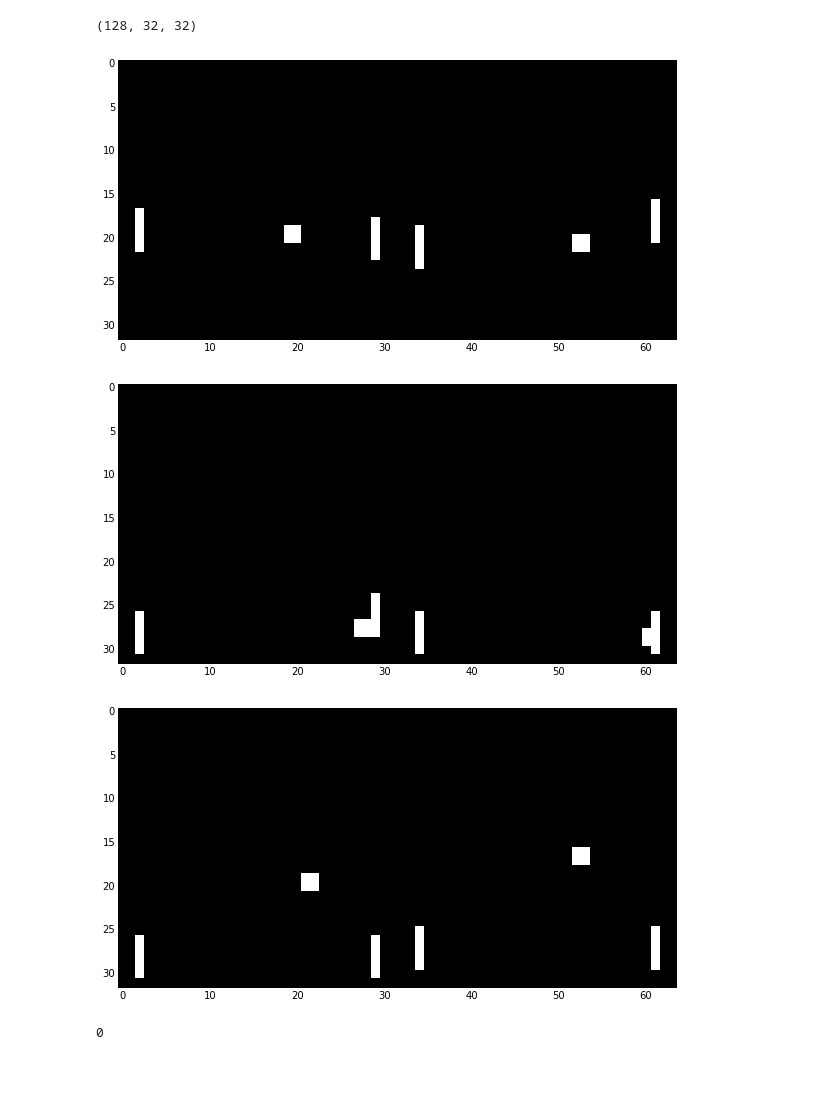
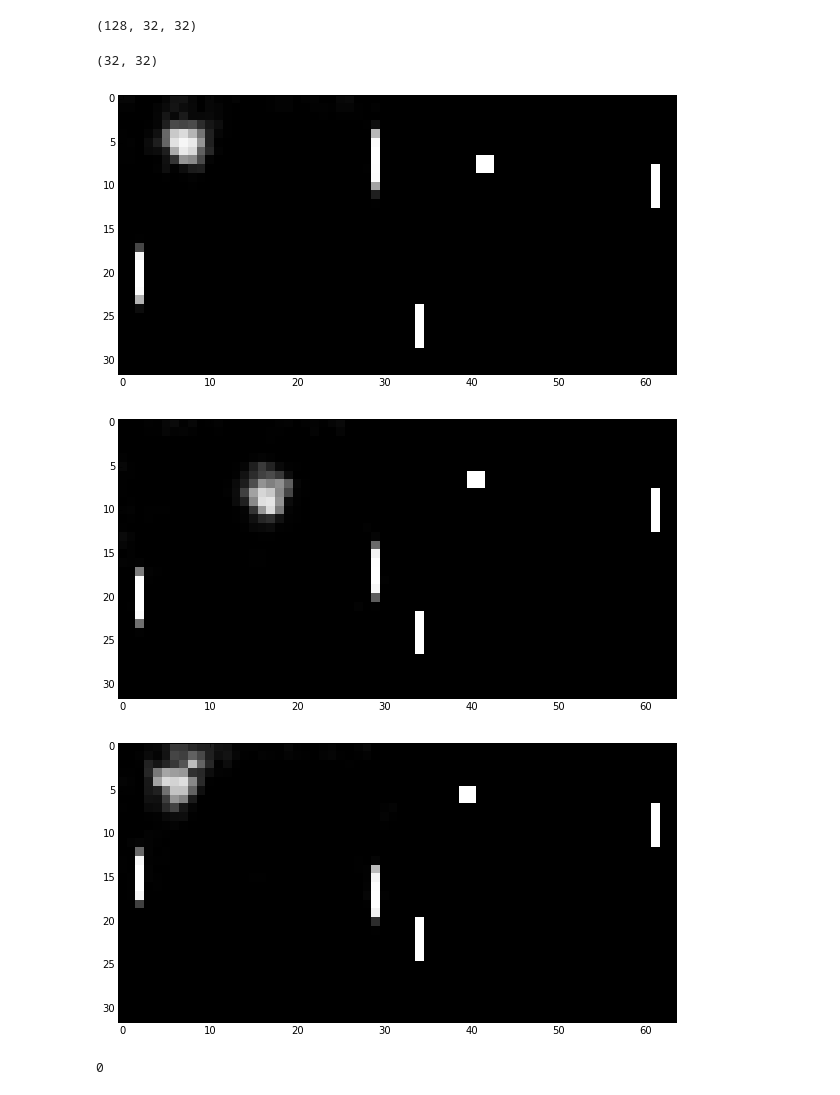
Before and after one commit to dmgottlieb/pong_rnn, a Jupyter notebook: PongRNN.ipynb, the cells around one changed output. Cells and saved outputs as stored; diff of their text form; code cells hidden in the pictures.

```diff
--- a/PongRNN.ipynb
+++ b/PongRNN.ipynb
@@ -171,7 +182,19 @@ while (True):
     if (i + 128 > q_train.shape[0]):
         epoch += 1
         i = 0
-        if epoch % 1 == 0: print "Loss after %i epochs: %f" % (epoch, loss)
+        if epoch % 1 == 0:
+            # validate on validation set
+            j = 0
+            val_loss = 0
+            while (j + 128) < q_val.shape[0]:
+                q_batch = q_val[j:j+128].astype(np.float32)
+                p_batch = p_val[j:j+128].astype(np.float32)
+                y_batch = y_val[j:j+128].astype(np.float32)
+                val_loss += model.validate(q_batch,p_batch,y_batch)
+                j += 128
+
+            val_loss = 128*val_loss / j
+            print "Loss after %i epochs: %f (training), %f (validation)" % (epoch, loss, val_loss)
         alpha = alpha * lr_decay
 
     q_batch = q_train[i:i+128].astype(np.float32)
@@ -212,7 +231,7 @@ plt.imshow(q_train[6,0,0])
 
 from theano_pong_rnn import *
 
-model = PongRNNModel(8,512,32,32)
+model = PongRNNModel(8,128,32,32)
 # %%
 # train the model
 
@@ -220,23 +239,24 @@ model = PongRNNModel(8,512,32,32)
 
 i=0
 epoch=0
-alpha = 1
-lr_decay = 0.995
+alpha = 0.1
+lr_decay = 0.95
+batch_size = 30
 
 while (True):
-    if (i + 512 > q_train.shape[1]):
+    if (i + batch_size > q_train.shape[1]):
         epoch += 1
         i = 0
         if epoch % 1 == 0: print "Loss after %i epochs: %f" % (epoch, loss)
         alpha = alpha * lr_decay
 
-    q_batch = q_train[:,i:i+512].astype(np.float32)
-    p_batch = p_train[:,i:i+512].astype(np.float32)
-    y_batch = y_train[:,i:i+512].astype(np.float32)
+    q_batch = q_train[:,i:i+batch_size].astype(np.float32)
+    p_batch = p_train[:,i:i+batch_size].astype(np.float32)
+    y_batch = y_train[:,i:i+batch_size].astype(np.float32)
 
     loss = model.train(q_batch,p_batch,y_batch,alpha)
-    if (i % (512*1) == 0): pass #print "Loss after %i batches: %f" % (i / 512, loss)
+    if (i % (batch_size*10) == 0): print "Loss after %i batches: %f" % (i / batch_size, loss)
 
 
-    i = i + 512
+    i = i + batch_size
 # %% [output]
@@ -256,27 +280,30 @@ Loss after 12 batches: 0.285919
 KeyboardInterrupt:
 # %%
-pred = model.predict(q_train[0:128].astype(np.float32),p_train[0:128].astype(np.float32))
-y_val_batch = y_train[0:128].astype(np.float32)
+pred = model.predict(q[:,0:128].astype(np.float32),p[:,0:128].astype(np.float32))
+y_val_batch = y[:,0:30].astype(np.float32)
 print pred.shape
 # %% [output]
 (128, 32, 32)
 # %%
 # print pred[0].sum()
 
-#frames = zip(pred[0:5],y_val_batch[0:5])
-frames = zip(q_train[:,3],y_train[:])
+frames = zip(pred[0:5],y_val_batch[0:5,0])
+#frames = zip(q_train[:,0],y_train[:,0])
+
+print frames[0][1].shape
 
 for row,target in frames[0:3]:
     frame = np.concatenate((row.reshape((32,32)),target.reshape((32,32))),axis=1)
     #frame = np.where(frame > 0.1, 1, 0)
     plt.imshow(frame)
     plt.draw()
     plt.show()
     plt.pause(0.01)
 # %% [output]
+(32, 32)
-[figure, old version]
+[figure, new version]
-[figure, old version]
+[figure, new version]
-[figure, old version]
+[figure, new version]
 # %%
 # test code for saving weights
 
```
Also changed, not shown: parts of 46 cells of this notebook, 11 other files.
